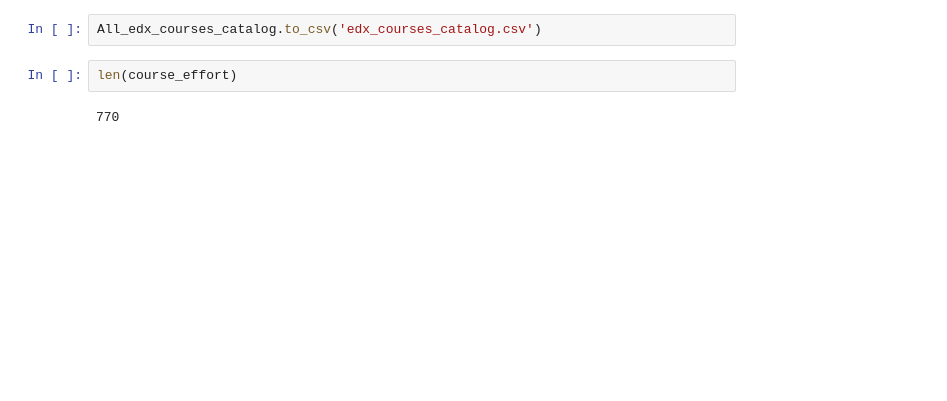
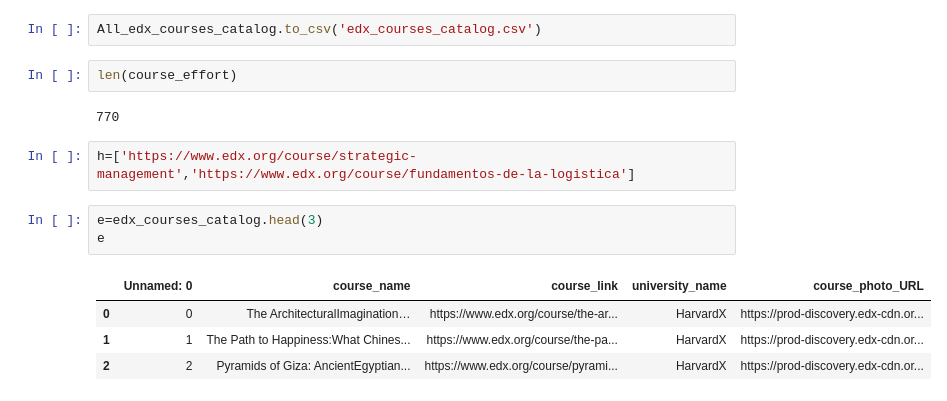
Before and after one commit to santoshapatil/Edx-All-Courses, a Jupyter notebook: edx_all_Courses.ipynb, the cells around one changed output. Saved outputs shown, nothing was run; the diff lists cells and outputs as text; blank space fills up the shorter version.

```diff
--- a/edx_all_Courses.ipynb
+++ b/edx_all_Courses.ipynb
@@ -449,3 +454,13 @@ All_edx_courses_catalog.to_csv('edx_courses_catalog.csv')
 len(course_effort)
 # %% [output]
 770
+# %%
+h=['https://www.edx.org/course/strategic-management','https://www.edx.org/course/fundamentos-de-la-logistica']
+# %%
+e=edx_courses_catalog.head(3)
+e
+# %% [output]
+|  | Unnamed: 0 | course_name | course_link | university_name | course_photo_URL |
+| 0 | 0 | The ArchitecturalImagination… | https://www.edx.org/course/the-ar... | HarvardX | https://prod-discovery.edx-cdn.or... |
+| 1 | 1 | The Path to Happiness:What Chines... | https://www.edx.org/course/the-pa... | HarvardX | https://prod-discovery.edx-cdn.or... |
+| 2 | 2 | Pyramids of Giza: AncientEgyptian... | https://www.edx.org/course/pyrami... | HarvardX | https://prod-discovery.edx-cdn.or... |
```
Also changed, not shown: parts of 14 cells of this notebook.
